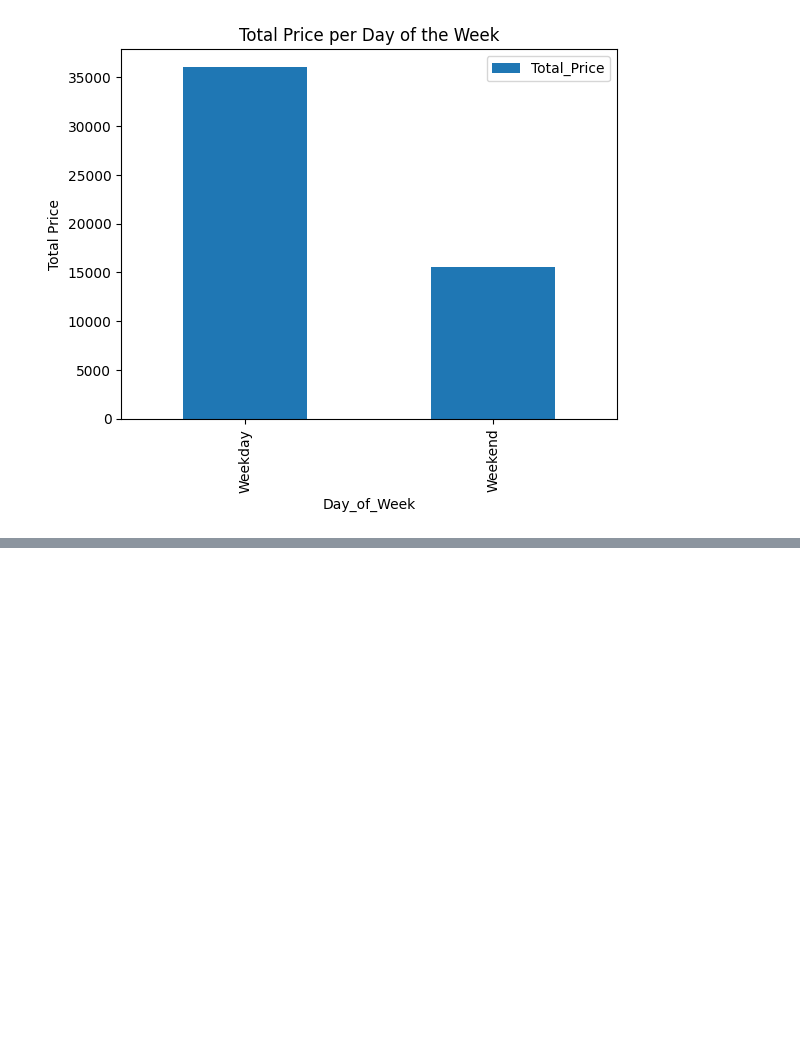
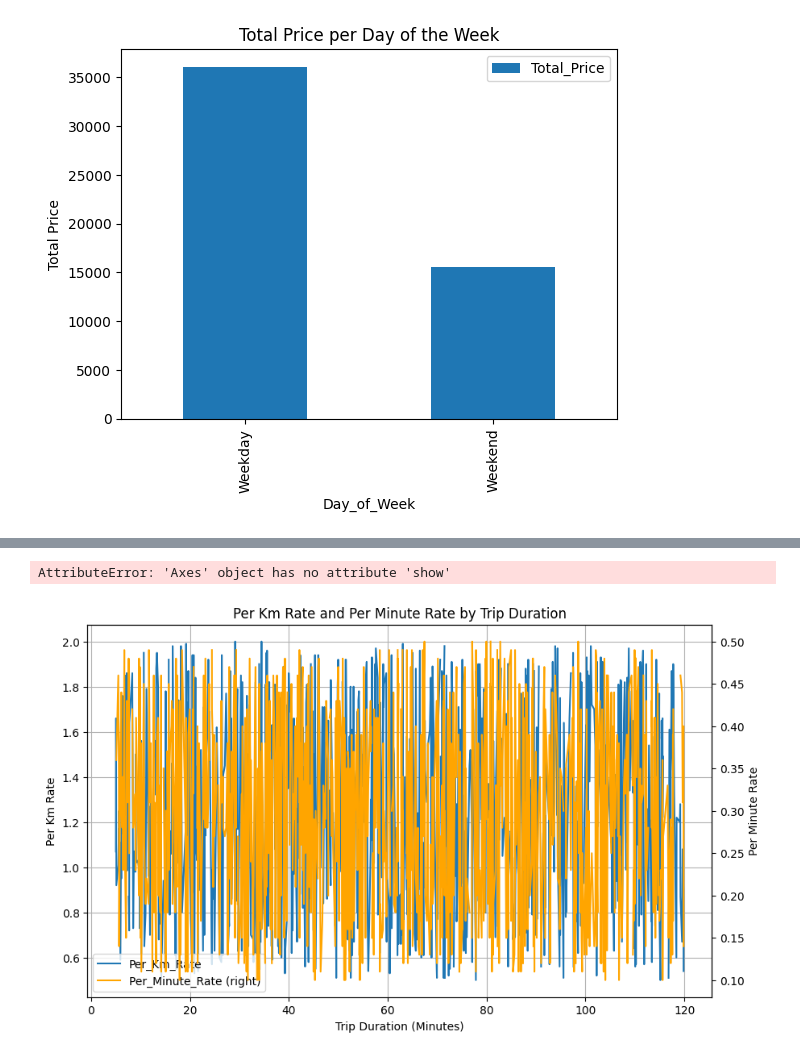
Before and after one commit to Shirasoki/taxi-prediction-fullstack-max-gustafsson-opa24, a Jupyter notebook: explorations/eda.ipynb, the cells around one changed output, grey strips where cells are left out. Saved outputs shown, nothing was run; the diff lists cells and outputs as text; code cells hidden in the pictures; blank space fills up the shorter version.

```diff
--- a/explorations/eda.ipynb
+++ b/explorations/eda.ipynb
@@ -178,0 +182,32 @@ TypeError: 'Figure' object is not callable
+# %%
+grouped = (
+    df.groupby("Trip_Duration_Minutes")
+    .agg({"Per_Km_Rate": "mean", "Per_Minute_Rate": "mean"})
+    .reset_index()
+)
+
+ax = grouped.plot(
+    x="Trip_Duration_Minutes",
+    y="Per_Km_Rate",
+    legend=True,
+    figsize=(10, 6),
+    grid=True,
+    title="Per Km Rate and Per Minute Rate by Trip Duration"
+)
+grouped.plot(
+    x="Trip_Duration_Minutes",
+    y="Per_Minute_Rate",
+    ax=ax,
+    secondary_y=True,
+    legend=True,
+    color="orange"
+)
+
+ax.set_ylabel("Per Km Rate")
+ax.right_ax.set_ylabel("Per Minute Rate")
+ax.set_xlabel("Trip Duration (Minutes)")
+import matplotlib.pyplot as plt
+plt.show()
+# %% [output]
+AttributeError: 'Axes' object has no attribute 'show'
+[figure, added]
```
Also changed, not shown: parts of 11 cells of this notebook, 3 other files.
